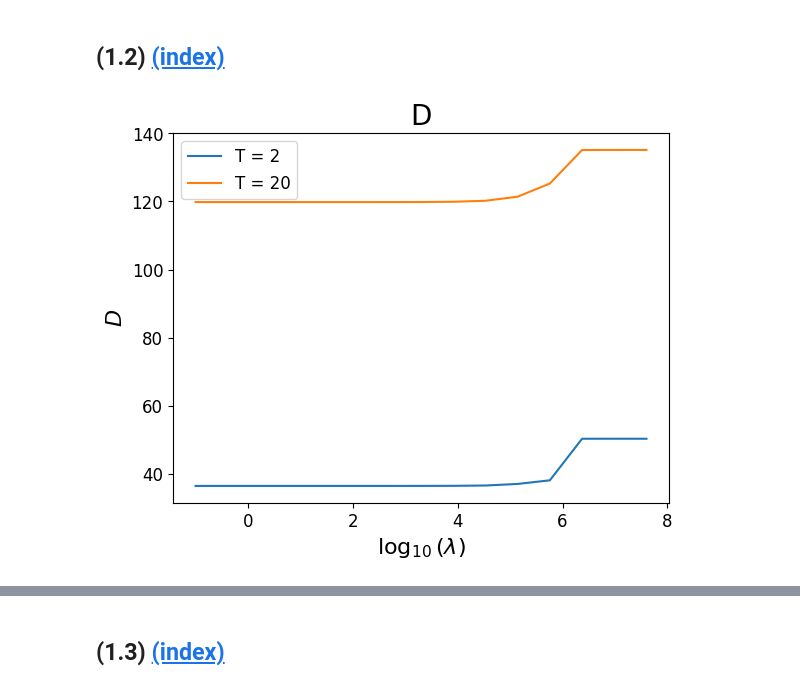
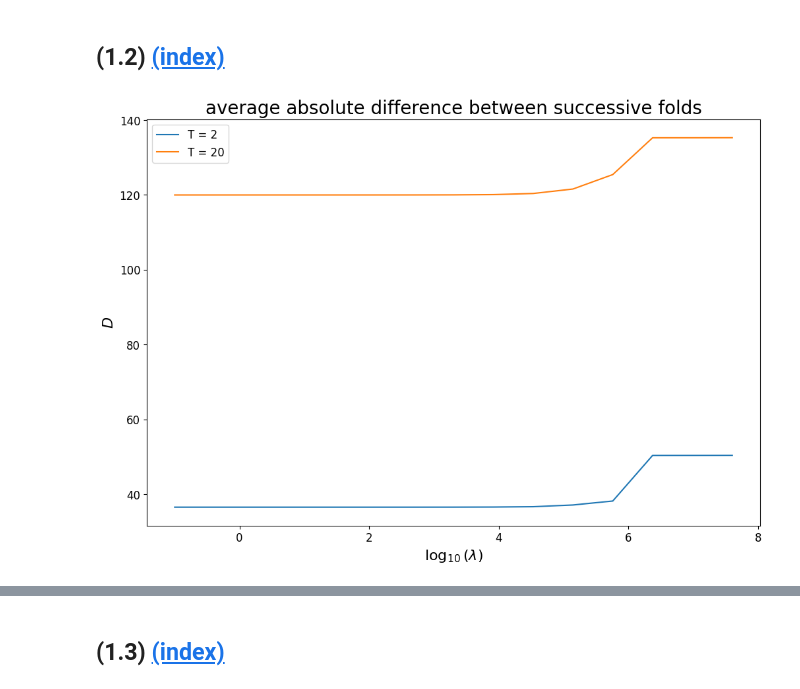
Before and after one commit to Shengyuan-Liu/MATH60026_MethodsForDataScience, a Jupyter notebook: cw1/02371367_Coursework1.ipynb, the cells around one changed output, grey strips where cells are left out. Cells and saved outputs as stored; diff of their text form; code cells hidden in the pictures.

```diff
--- a/cw1/02371367_Coursework1.ipynb
+++ b/cw1/02371367_Coursework1.ipynb
@@ -323,6 +409,3 @@ def train_garrote(X_train, y_train, lambd, n_iters=10000, step_size=1e-7, c_hube
     beta_G = g * beta_LS[1:]
 
     return beta_G, beta_LS, g, loss_history, epochs_list
-# %%
-# example
-beta_G, beta, g, loss_history, epochs_list = train_garrote(X_train=X_train_std, y_train=y_train, lambd=1e-2, step_size=1e-7, print_outcome=True)
@@ -379,13 +450,36 @@ plt.show()
 
 ## (1.2) [(index)](#index-task-12)
 # %%
+# from week 4 notebook
 def T_fold_split(num_samples, num_folds):
+    """
+    Splits the dataset indices into `num_folds` folds for cross-validation without shuffling
+
+    Parameters:
+        num_samples (int): The total number of samples in the dataset.
+        num_folds (int): The number of folds for cross-validation.
+
+    Returns:
+        fold (list[np.array]): A list of numpy arrays containing the indices defining the validation set for one fold.
+    """
     fold_size = num_samples // num_folds
     indices = np.arange(num_samples)
     folds = [indices[i * fold_size : (i + 1) * fold_size] for i in range(num_folds)]
     return folds
 
 def T_fold_evaluation(X, y, num_folds, S_lambd):
+    """
+    Performs T-fold cross-validation on the given dataset to test the stability of Garrote on different lambda.
+
+    Parameters:
+        X (np.array): training data before standardise
+        y (np.array): label
+        num_folds (int): The number of folds for cross-validation.
+        S_lambd (list): A list of regularisation strength values to evaluate.
+
+    Returns:
+        d_list (list): average absolute difference
+    """
     N, p = X.shape
     assert N == y.shape[0]
 
@@ -394,21 +488,26 @@ def T_fold_evaluation(X, y, num_folds, S_lambd):
     for j, lambd in enumerate(S_lambd):
         val_mse_list = []
         for i, val_indice in enumerate(folds):
-            # get train set and val set
+            # Define the training and validation sets
             train_indices = np.setdiff1d(np.arange(N), val_indice)
             X_train, y_train = X[train_indices], y[train_indices]
             X_val, y_val = X[val_indice], y[val_indice]
+
+            # standardise
+            X_train_std = standardise(X_train)
+            X_val_std = standardise(X_val, X_train_=X_train)
 
             N_val = X_val.shape[0]
             assert N_val == len(val_indice)
 
             # train
-            beta_G, beta, g, loss_history, epochs_list = train_garrote(X_train, y_train, lambd=lambd)
+            beta_G, beta_LS, _, _, _ = train_garrote(X_train_std, y_train, lambd=lambd)
 
             # compute mse
-            mse = np.sum((y_val - X_val @ beta_G - beta[0]) ** 2) / N_val
+            mse = np.mean((y_val - X_val_std @ beta_G - beta_LS[0]) ** 2)
             val_mse_list.append(mse)
 
+        # compute the average absolute difference
         sumation = 0
         for t in range(1, num_folds):
             sumation += abs(val_mse_list[t] - val_mse_list[t - 1])
@@ -418,14 +517,16 @@ def T_fold_evaluation(X, y, num_folds, S_lambd):
     return d_list
 # %%
 T_list = [2, 20]
+
+fig, ax = plt.subplots(figsize=(12, 8))
 for T in T_list:
-    d_list = T_fold_evaluation(X_train_std, y_train, T, S_lambd)
-    plt.plot(np.log10(S_lambd), d_list, label=r"T = "+f"{T}")
+    d_list = T_fold_evaluation(X_train, y_train, T, S_lambd)
+    ax.plot(np.log10(S_lambd), d_list, label=r"T = "+f"{T}")
 
 plt.xlabel(r"$\log_{10}(\lambda)$")
 plt.ylabel(r"$D$")
-plt.title("D")
+plt.title("average absolute difference between successive folds")
 plt.legend()
 plt.show()
 # %% [output]
-[figure, old version]
+[figure, new version]
```
Also changed, not shown: parts of 62 cells of this notebook, 1 other file.
